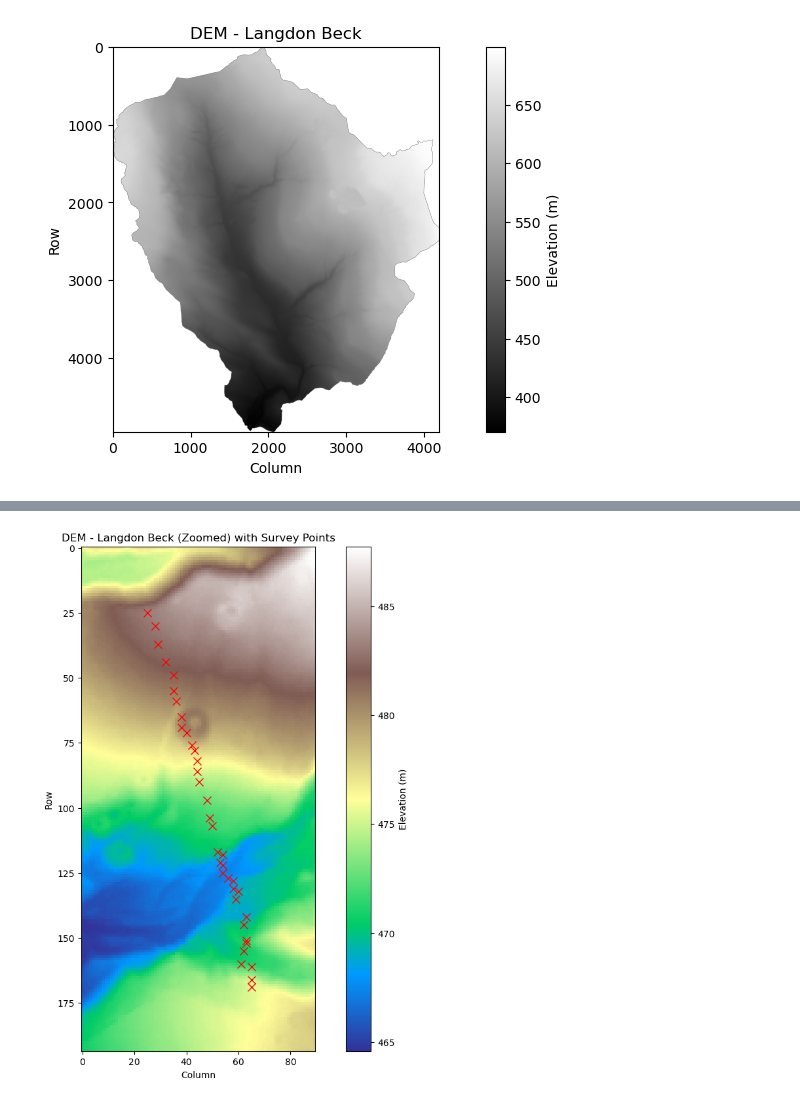
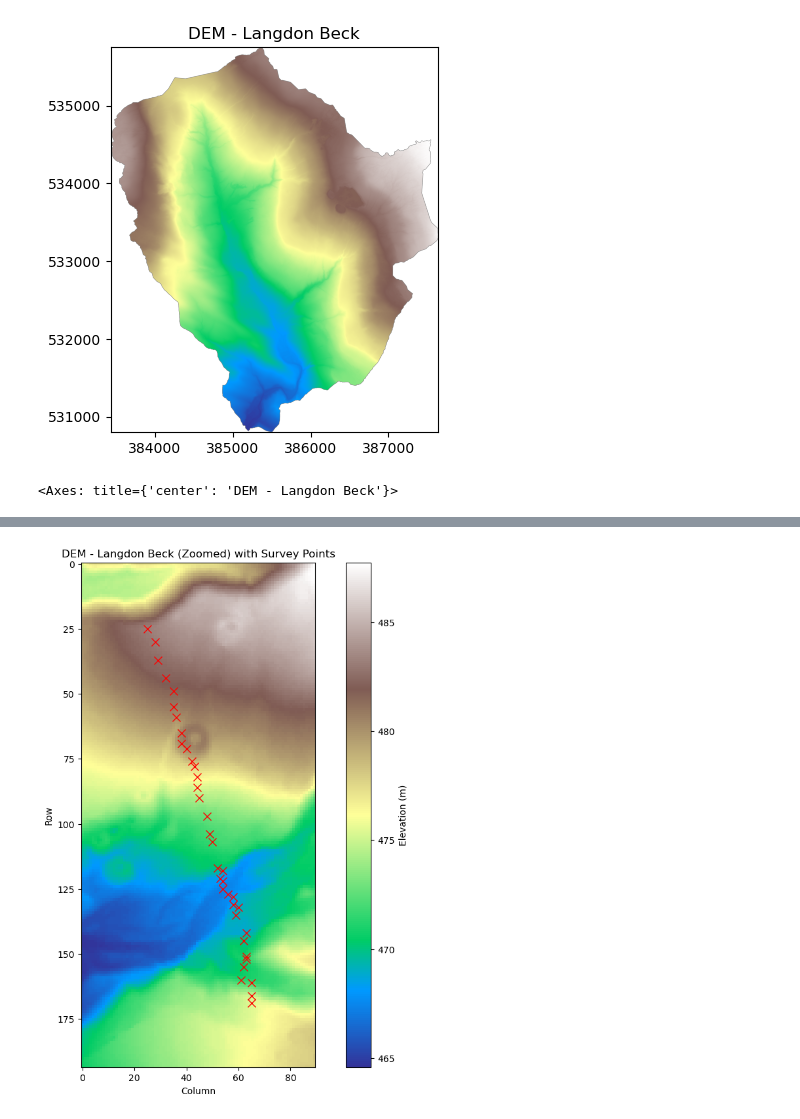
Before and after one commit to simreaney/IGR, a Jupyter notebook: WS02/IGR WS02 Profiles and DEM.ipynb, the cells around one changed output, grey strips where cells are left out. Saved outputs shown, nothing was run; the diff lists cells and outputs as text; code cells hidden in the pictures.

```diff
--- a/WS02/IGR WS02 Profiles and DEM.ipynb
+++ b/WS02/IGR WS02 Profiles and DEM.ipynb
@@ -94,17 +254,12 @@ print(df.head())
 # %%
 # Read in LiDAR data
 import rasterio
-dem = rasterio.open('Langdon_Beck.tif')
-dem_array = dem.read(1)
-dem_array[dem_array == -9999] = np.nan
-# print(dem.crs)
+from rasterio.plot import show
+dem = rasterio.open('https://simreaney.github.io/IGR/WS02/Langdon_Beck.tif')
 
 plt.figure(figsize=(12, 5))
-plt.imshow(dem_array, cmap='gray')
-plt.colorbar(label='Elevation (m)')
 plt.title('DEM - Langdon Beck')
-plt.xlabel('Column')
-plt.ylabel('Row')
-plt.show()
+show(dem, cmap='terrain')
 # %% [output]
-[figure, old version]
+[figure, new version]
+<Axes: title={'center': 'DEM - Langdon Beck'}>
```
Also changed, not shown: parts of 19 cells of this notebook.
